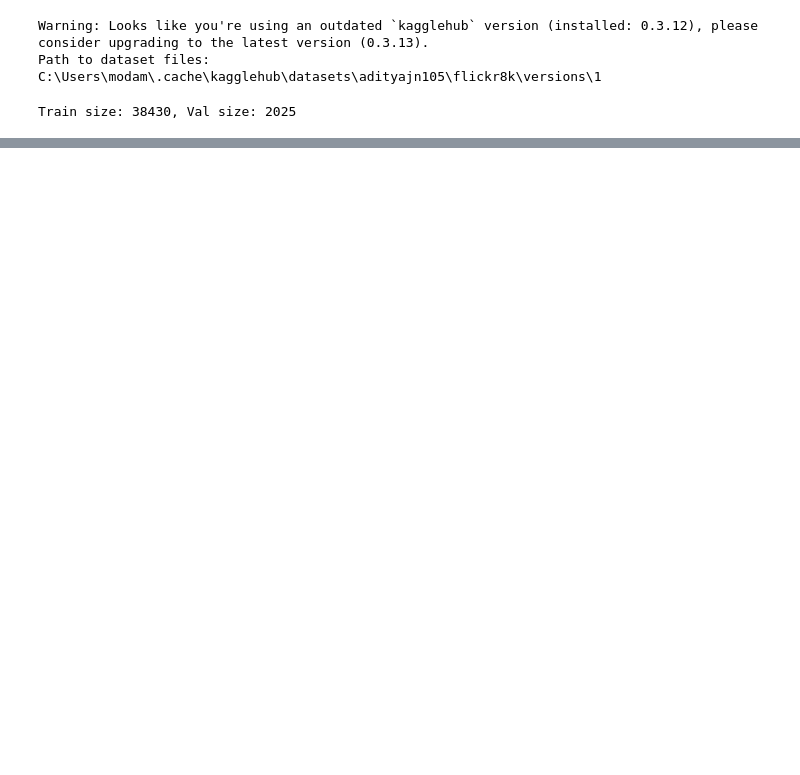
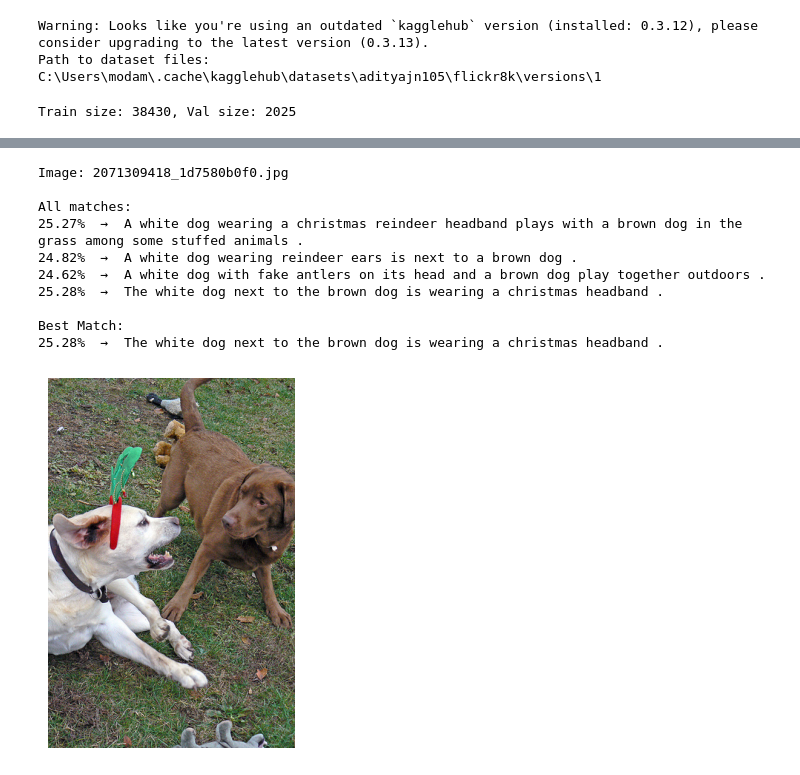
Before and after one commit to Portia-dot/VisionAndMultimodalTransformers, a Jupyter notebook: CLIP.ipynb, the cells around one changed output, grey strips where cells are left out. Drawn from its saved outputs; the diff is of its cells as text; code cells hidden in the pictures; blank space fills up the shorter version.

```diff
--- a/CLIP.ipynb
+++ b/CLIP.ipynb
@@ -321,0 +387,37 @@ def clip_inference(model, image_path, candidate_texts, device="cuda"):
+# %%
+import random
+name = random.choice(os.listdir(images_path))   # or hardcode filename
+image_path = os.path.join(images_path, name)
+captions = captions_dict[name]
+
+
+plt.imshow(Image.open(image_path).convert("RGB"))
+plt.axis('off')
+
+
+best_match, all_results = clip_inference_with_confidence(
+    model,
+    image_path=image_path,
+    candidate_texts=captions,
+    device=config.device
+)
+
+print("Image:", name)
+print("\nAll matches:")
+for r in all_results:
+    print(f"{r['confidence']:.2f}%  →  {r['caption']}")
+
+print("\nBest Match:")
+print(f"{best_match['confidence']:.2f}%  →  {best_match['caption']}")
+# %% [output]
+Image: 2071309418_1d7580b0f0.jpg
+
+All matches:
+25.27%  →  A white dog wearing a christmas reindeer headband plays with a brown dog in the grass among some stuffed animals .
+24.82%  →  A white dog wearing reindeer ears is next to a brown dog .
+24.62%  →  A white dog with fake antlers on its head and a brown dog play together outdoors .
+25.28%  →  The white dog next to the brown dog is wearing a christmas headband .
+
+Best Match:
+25.28%  →  The white dog next to the brown dog is wearing a christmas headband .
+[figure, added]
```
Also changed, not shown: parts of 12 cells of this notebook.
